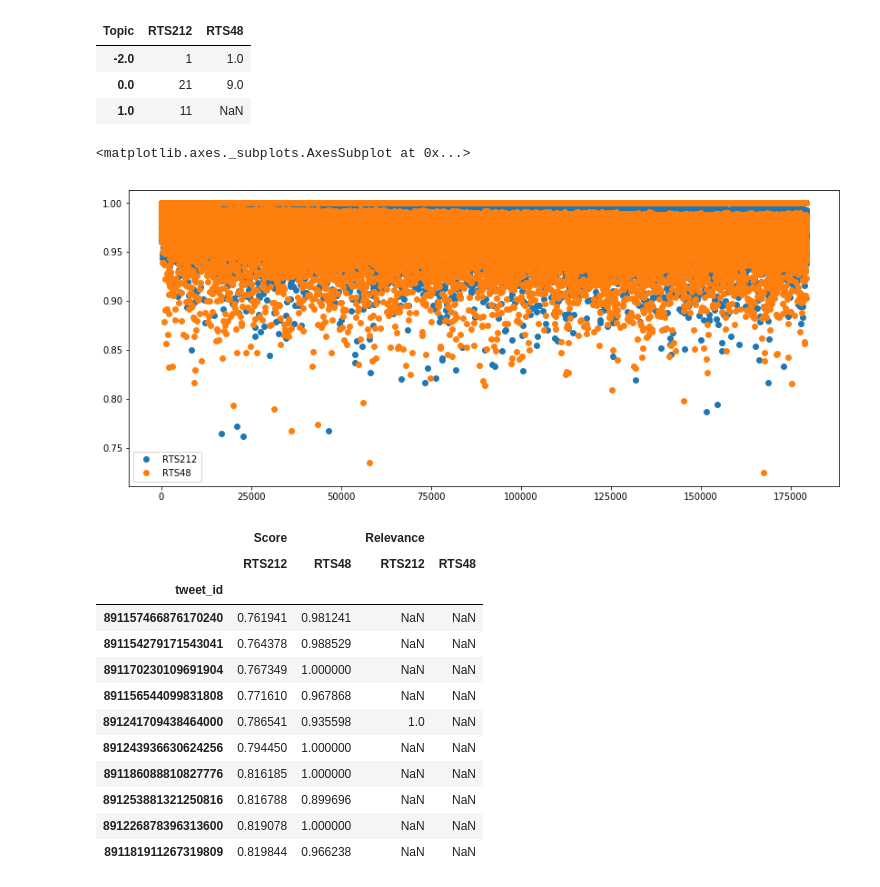
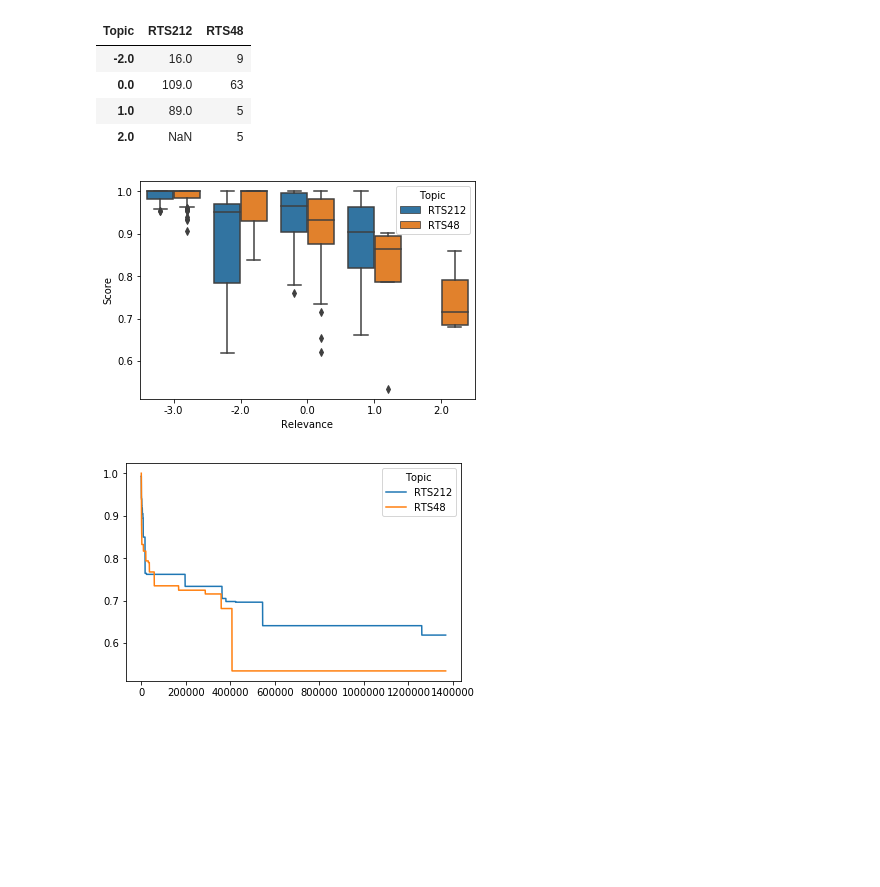
Before and after one commit to dimazest/flock, a Jupyter notebook: rocchio.ipynb, the cells around one changed output. Drawn from its saved outputs; the diff is of its cells as text; code cells hidden in the pictures; blank space fills up the shorter version.

```diff
--- a/rocchio.ipynb
+++ b/rocchio.ipynb
@@ -191,4 +39,6 @@ qrels = pd.read_csv(
     squeeze=True,
 ).unstack('topic')
 
+qrels = qrels[['RTS212', 'RTS48']]
+
 qrels = pd.concat([qrels], axis=1, keys=['Relevance'])
@@ -227,0 +45,17 @@ Wall time: 10min 22s
+# %%
+point = pd.read_csv(
+    'eval/RTS17/gundog/ngram-length(3)_keep-spam(0)_language(en)_extract_retweets(0).point',
+    sep=' ',
+    names=['topic', 'q0', 'tweet_id', 'score'],
+    usecols=['topic', 'tweet_id', 'score'],
+    header=None,
+    index_col=['tweet_id', 'topic'],
+    squeeze=True,
+).unstack('topic')
+
+point = pd.concat([point], axis=1, keys=['Score'])
+
+point = point.merge(
+    qrels, how='left',
+    left_index=True, right_index=True,
+)
@@ -228,36 +99,16 @@ Wall time: 10min 22s
 # %%
-similarities['Relevance'].apply(lambda c: c.value_counts())
+point['Relevance'].apply(lambda c: c.value_counts())
 # %% [output]
 | Topic | RTS212 | RTS48 |
-| -2.0 | 1 | 1.0 |
-| 0.0 | 21 | 9.0 |
-| 1.0 | 11 | NaN |
+| -2.0 | 16.0 | 9 |
+| 0.0 | 109.0 | 63 |
+| 1.0 | 89.0 | 5 |
+| 2.0 | NaN | 5 |
+# %%
+sns.boxplot(data=relevance_score_by_topic, x='Relevance', y='Score', hue='Topic');
+# %% [output]
+[figure, added]
 # %%
-similarities['Score'].plot(style='o', use_index=False, figsize=(14, 6))
+point['Score'].cummin().plot(use_index=False);
 # %% [output]
-<matplotlib.axes._subplots.AxesSubplot at 0x...>
-[figure, old version]
+[figure, new version]
-# %%
-similarities.sort_values(
-    [
-        ('Score', 'RTS212'),
-        ('Score', 'RTS48'),
-        ('Relevance', 'RTS212'),
-        ('Relevance', 'RTS48'),
-    ][0],
-    ascending=True,
-)[:10]
-# %% [output]
-|  | Score |  | Relevance |  |
-|  | RTS212 | RTS48 | RTS212 | RTS48 |
-| tweet_id |  |  |  |  |
-| 891157466876170240 | 0.761941 | 0.981241 | NaN | NaN |
-| 891154279171543041 | 0.764378 | 0.988529 | NaN | NaN |
-| 891170230109691904 | 0.767349 | 1.000000 | NaN | NaN |
-| 891156544099831808 | 0.771610 | 0.967868 | NaN | NaN |
-| 891241709438464000 | 0.786541 | 0.935598 | 1.0 | NaN |
-| 891243936630624256 | 0.794450 | 1.000000 | NaN | NaN |
-| 891186088810827776 | 0.816185 | 1.000000 | NaN | NaN |
-| 891253881321250816 | 0.816788 | 0.899696 | NaN | NaN |
-| 891226878396313600 | 0.819078 | 1.000000 | NaN | NaN |
-| 891181911267319809 | 0.819844 | 0.966238 | NaN | NaN |
```
Also changed, not shown: parts of 29 cells of this notebook.
